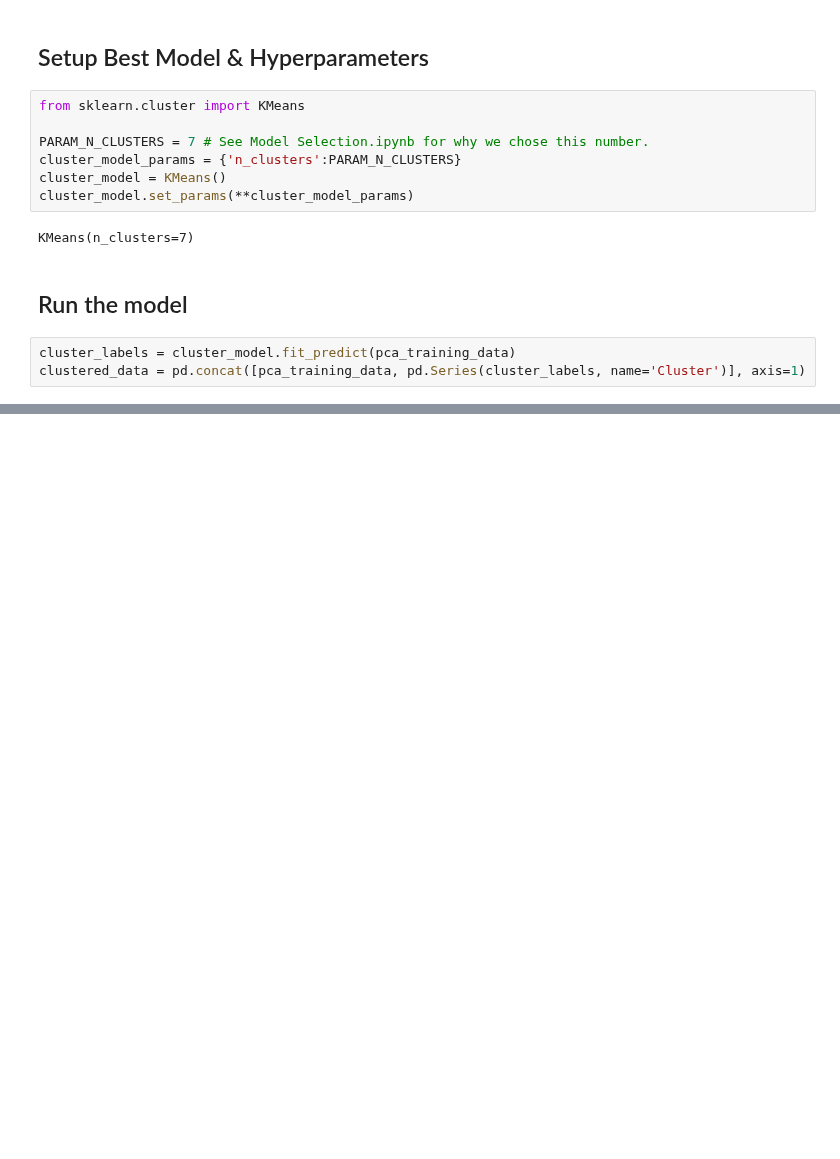
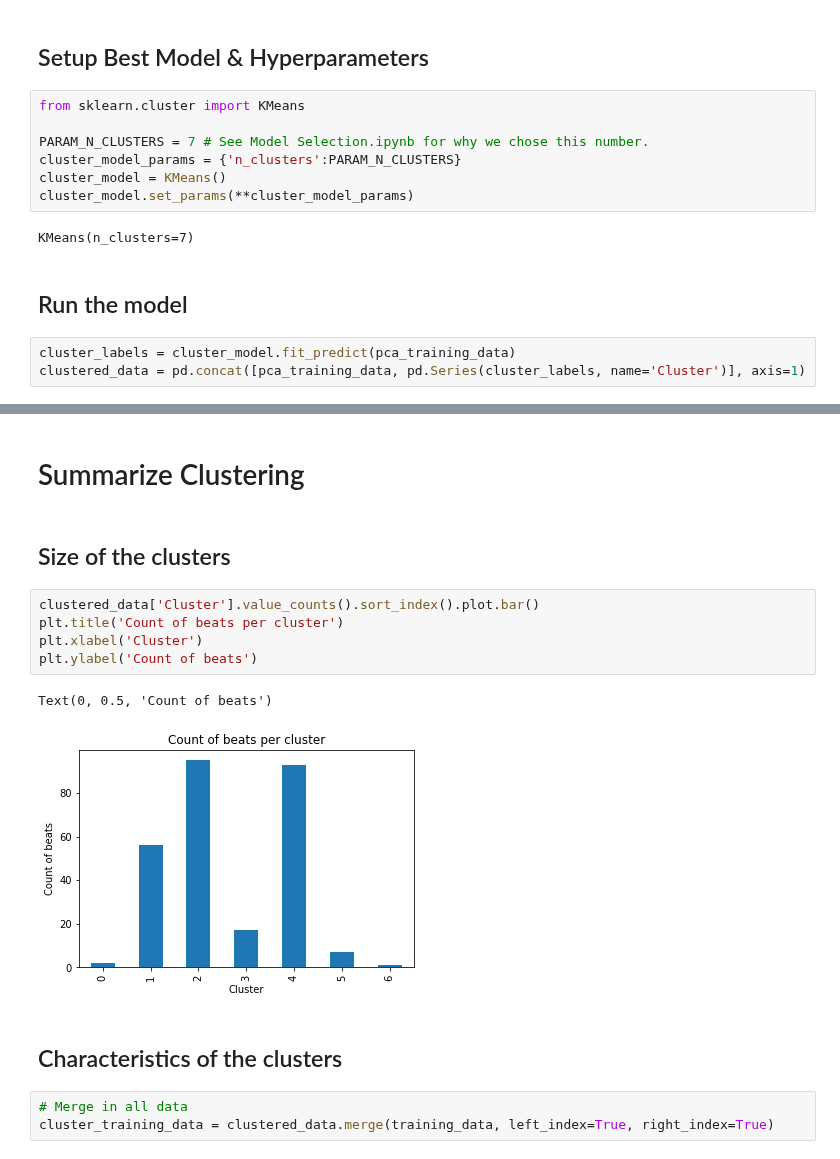
Before and after one commit to colevfrank/254_ML_IL_Crime, a Jupyter notebook: clustering/Comparison Template Notebook.ipynb, the cells around one changed output, grey strips where cells are left out. Saved outputs shown, nothing was run; the diff lists cells and outputs as text; blank space fills up the shorter version.

```diff
--- a/clustering/Comparison Template Notebook.ipynb
+++ b/clustering/Comparison Template Notebook.ipynb
@@ -73,0 +94,17 @@ clustered_data.head()
+# %% [markdown]
+# Summarize Clustering
+# %% [markdown]
+## Size of the clusters
+# %%
+clustered_data['Cluster'].value_counts().sort_index().plot.bar()
+plt.title('Count of beats per cluster')
+plt.xlabel('Cluster')
+plt.ylabel('Count of beats')
+# %% [output]
+Text(0, 0.5, 'Count of beats')
+[figure, added]
+# %% [markdown]
+## Characteristics of the clusters
+# %%
+# Merge in all data
+cluster_training_data = clustered_data.merge(training_data, left_index=True, right_index=True)
```
Also changed, not shown: parts of 19 cells of this notebook.
